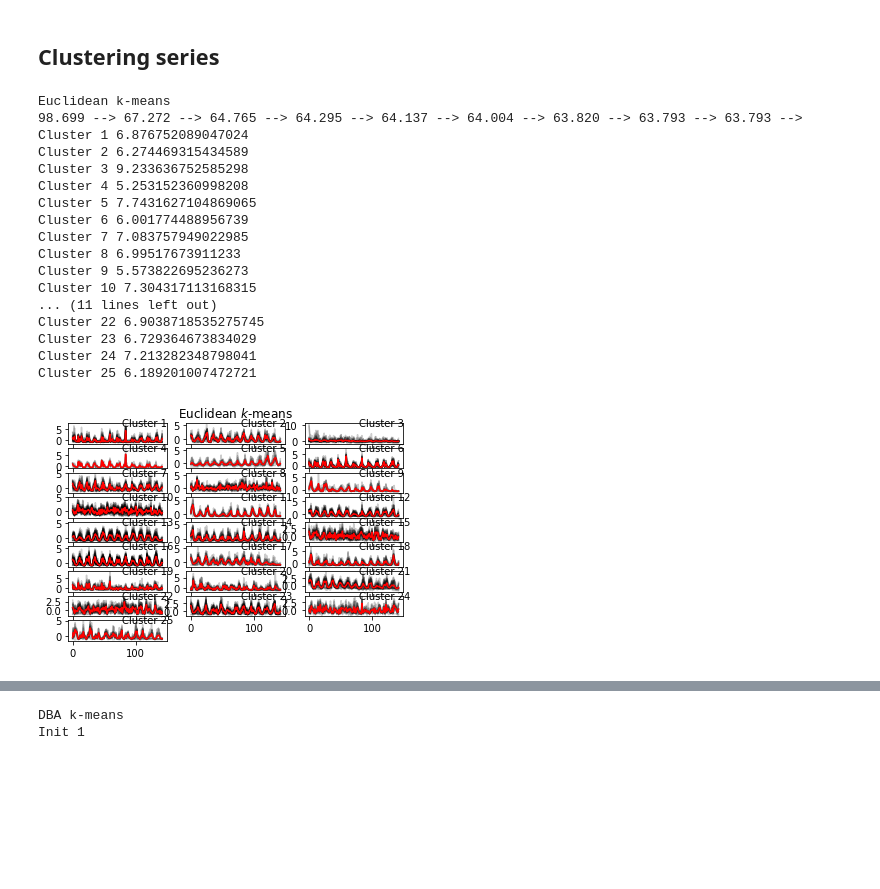
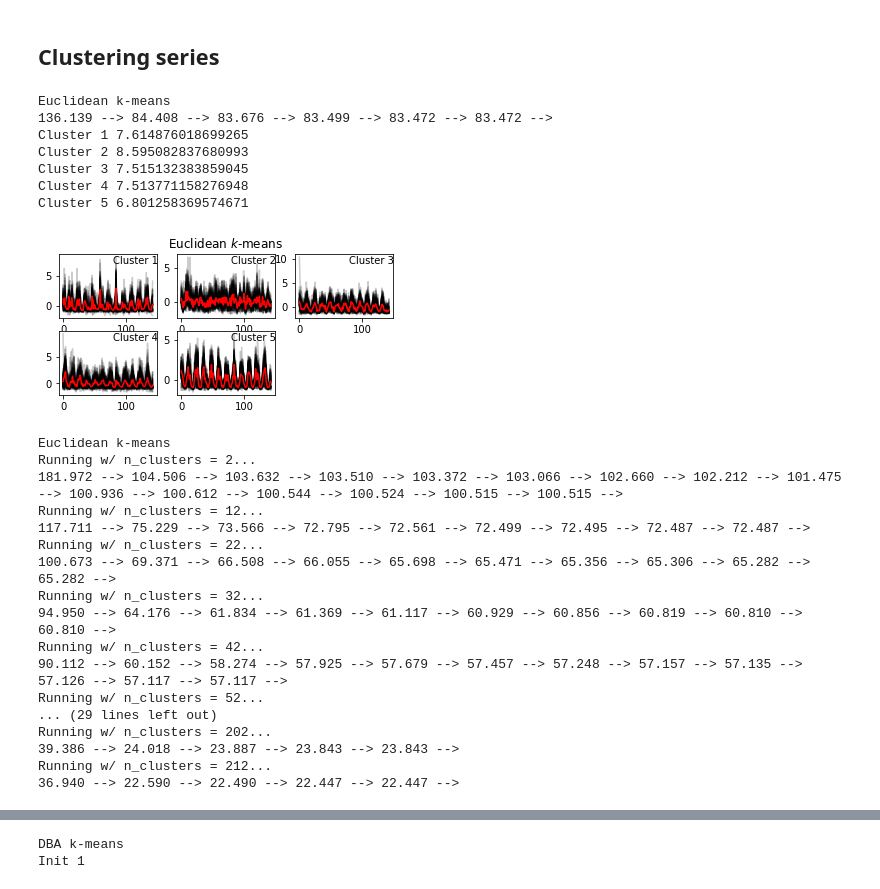
Before and after one commit to bragarods/agro, a Jupyter notebook: notebooks/colab_ts_clustering.ipynb, the cells around one changed output, grey strips where cells are left out. Drawn from its saved outputs; the diff is of its cells as text; code cells hidden in the pictures; blank space fills up the shorter version.

Commit message:
v0.3 - w/ multiple time series

```diff
--- a/notebooks/colab_ts_clustering.ipynb
+++ b/notebooks/colab_ts_clustering.ipynb
@@ -127,41 +116,71 @@ X_train = TimeSeriesScalerMeanVariance().fit_transform(X_train)
 # %%
 # Euclidean k-means
 print("Euclidean k-means")
-n_clusters = 25
+n_clusters = 5
 km = TimeSeriesKMeans(n_clusters=n_clusters, verbose=True, random_state=seed)
 y_pred = km.fit_predict(X_train)
 
 plt.figure()
 for yi in range(n_clusters):
     plt.subplot(round(n_clusters/3)+1, 3, yi + 1)
     for xx in X_train[y_pred == yi]:
         plt.plot(xx.ravel(), "k-", alpha=.2)
     plt.plot(km.cluster_centers_[yi].ravel(), "r-")
     #plt.xlim(0, X_train.shape[1])
     #plt.ylim(-4, 4)
     plt.text(0.55, 0.85,'Cluster %d' % (yi + 1),
              transform=plt.gca().transAxes)
     if yi == 1:
         plt.title("Euclidean $k$-means")
-
-for yi in np.arange(0,n_clusters):
-  print('Cluster {}'.format(yi+1), cdist_dtw(X_train[y_pred==yi]).mean())
 # %% [output]
 Euclidean k-means
-98.699 --> 67.272 --> 64.765 --> 64.295 --> 64.137 --> 64.004 --> 63.820 --> 63.793 --> 63.793 -->
-Cluster 1 6.876752089047024
-Cluster 2 6.274469315434589
-Cluster 3 9.233636752585298
-Cluster 4 5.253152360998208
-Cluster 5 7.7431627104869065
-Cluster 6 6.001774488956739
-Cluster 7 7.083757949022985
-Cluster 8 6.99517673911233
-Cluster 9 5.573822695236273
-Cluster 10 7.304317113168315
-... (11 lines left out)
-Cluster 22 6.9038718535275745
-Cluster 23 6.729364673834029
-Cluster 24 7.213282348798041
-Cluster 25 6.189201007472721
+136.139 --> 84.408 --> 83.676 --> 83.499 --> 83.472 --> 83.472 -->
+Cluster 1 7.614876018699265
+Cluster 2 8.595082837680993
+Cluster 3 7.515132383859045
+Cluster 4 7.513771158276948
+Cluster 5 6.801258369574671
-[figure, old version]
+[figure, new version]
+# %%
+## Optimizer -- Euclidean k-means
+
+print("Euclidean k-means")
+
+ds = pd.DataFrame([])
+
+for n_clusters in np.arange(2, int(X_train.shape[0]/2), 10):
+
+  print('Running w/ n_clusters = {}...'.format(n_clusters))
+
+  km = TimeSeriesKMeans(n_clusters=n_clusters, verbose=False, random_state=seed)
+  y_pred = km.fit_predict(X_train)
+
+  cdist = []
+
+  for yi in np.arange(0,n_clusters):
+    cdistm = cdist_dtw(X_train[y_pred==yi]).mean()
+    cdist.append(cdistm)
+
+  ds1 = pd.DataFrame(cdist).describe().T
+
+  ds1['points'] = [cdist]
+
+  ds = ds.append(ds1)
+# %% [output]
+Euclidean k-means
+Running w/ n_clusters = 2...
+181.972 --> 104.506 --> 103.632 --> 103.510 --> 103.372 --> 103.066 --> 102.660 --> 102.212 --> 101.475 --> 100.936 --> 100.612 --> 100.544 --> 100.524 --> 100.515 --> 100.515 -->
+Running w/ n_clusters = 12...
+117.711 --> 75.229 --> 73.566 --> 72.795 --> 72.561 --> 72.499 --> 72.495 --> 72.487 --> 72.487 -->
+Running w/ n_clusters = 22...
+100.673 --> 69.371 --> 66.508 --> 66.055 --> 65.698 --> 65.471 --> 65.356 --> 65.306 --> 65.282 --> 65.282 -->
+Running w/ n_clusters = 32...
+94.950 --> 64.176 --> 61.834 --> 61.369 --> 61.117 --> 60.929 --> 60.856 --> 60.819 --> 60.810 --> 60.810 -->
+Running w/ n_clusters = 42...
+90.112 --> 60.152 --> 58.274 --> 57.925 --> 57.679 --> 57.457 --> 57.248 --> 57.157 --> 57.135 --> 57.126 --> 57.117 --> 57.117 -->
+Running w/ n_clusters = 52...
+... (29 lines left out)
+Running w/ n_clusters = 202...
+39.386 --> 24.018 --> 23.887 --> 23.843 --> 23.843 -->
+Running w/ n_clusters = 212...
+36.940 --> 22.590 --> 22.490 --> 22.447 --> 22.447 -->
```
Also changed, not shown: parts of 5 cells of this notebook.
